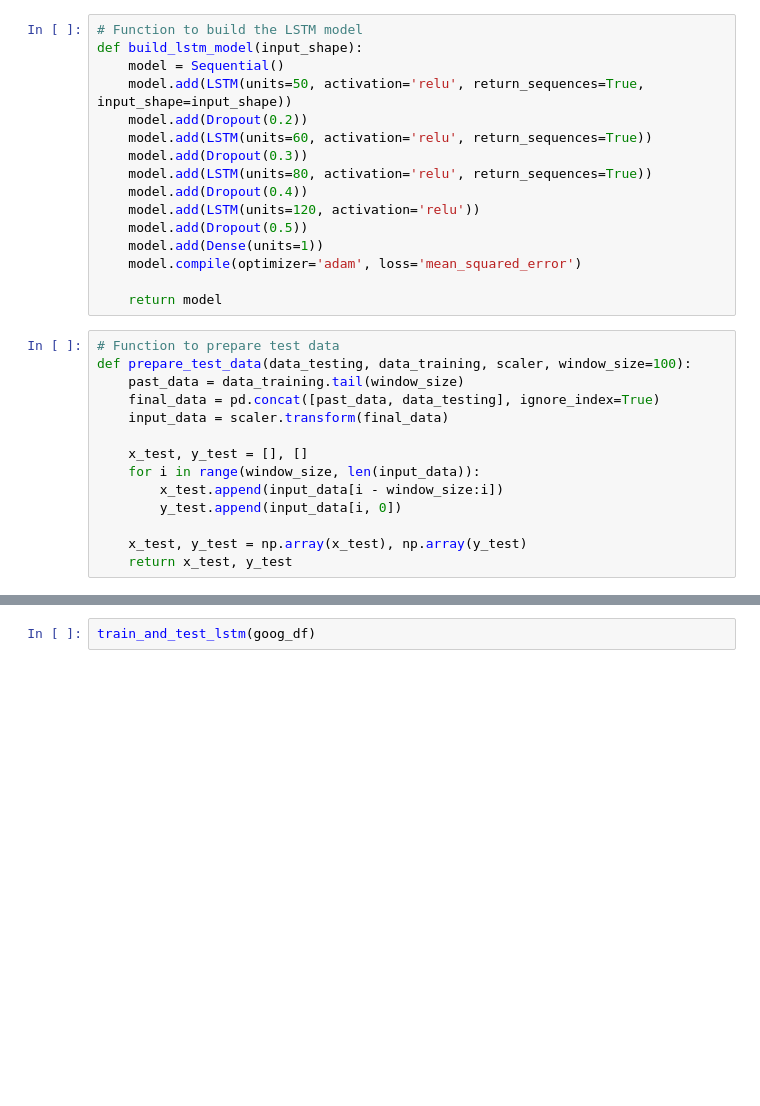
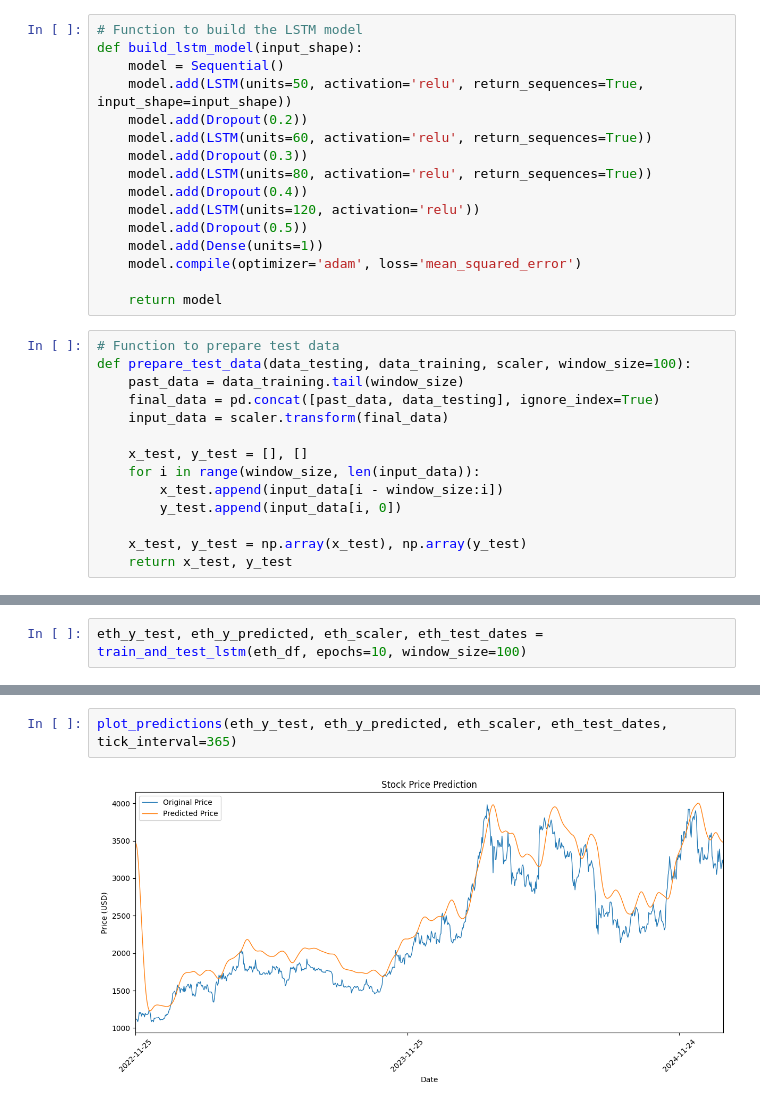
Before and after one commit to JoyChang10/Forkaia, a Jupyter notebook: task1000/stacked_lstm/stock_prediction.ipynb, the cells around one changed output, grey strips where cells are left out. Drawn from its saved outputs; the diff is of its cells as text; blank space fills up the shorter version.

```diff
--- a/task1000/stacked_lstm/stock_prediction.ipynb
+++ b/task1000/stacked_lstm/stock_prediction.ipynb
@@ -138,0 +224,2 @@ train_and_test_lstm(goog_df)
+# %%
+eth_y_test, eth_y_predicted, eth_scaler, eth_test_dates = train_and_test_lstm(eth_df, epochs=10, window_size=100)
@@ -139,2 +248,4 @@ train_and_test_lstm(goog_df)
 # %%
-train_and_test_lstm(goog_df)
+plot_predictions(eth_y_test, eth_y_predicted, eth_scaler, eth_test_dates, tick_interval=365)
+# %% [output]
+[figure, added]
```
Also changed, not shown: parts of 14 cells of this notebook.
